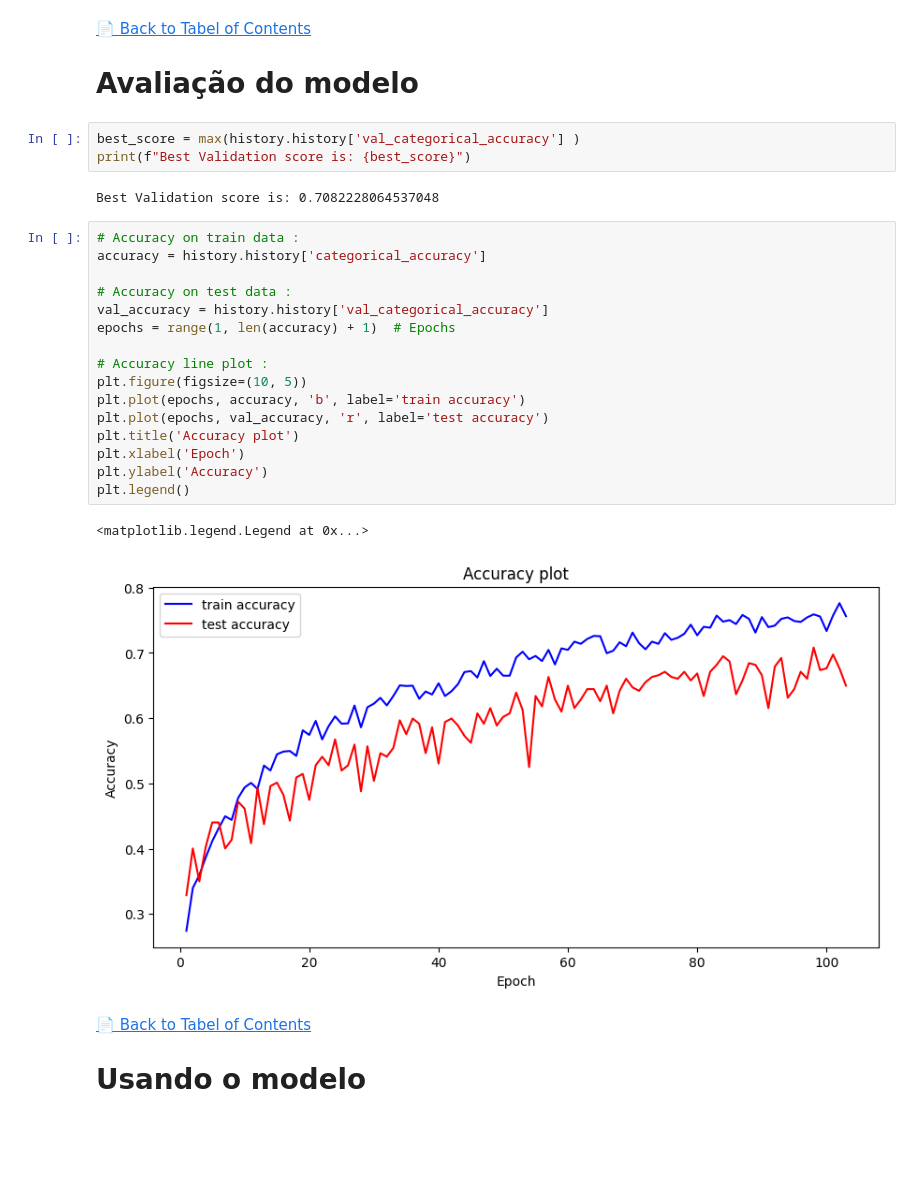
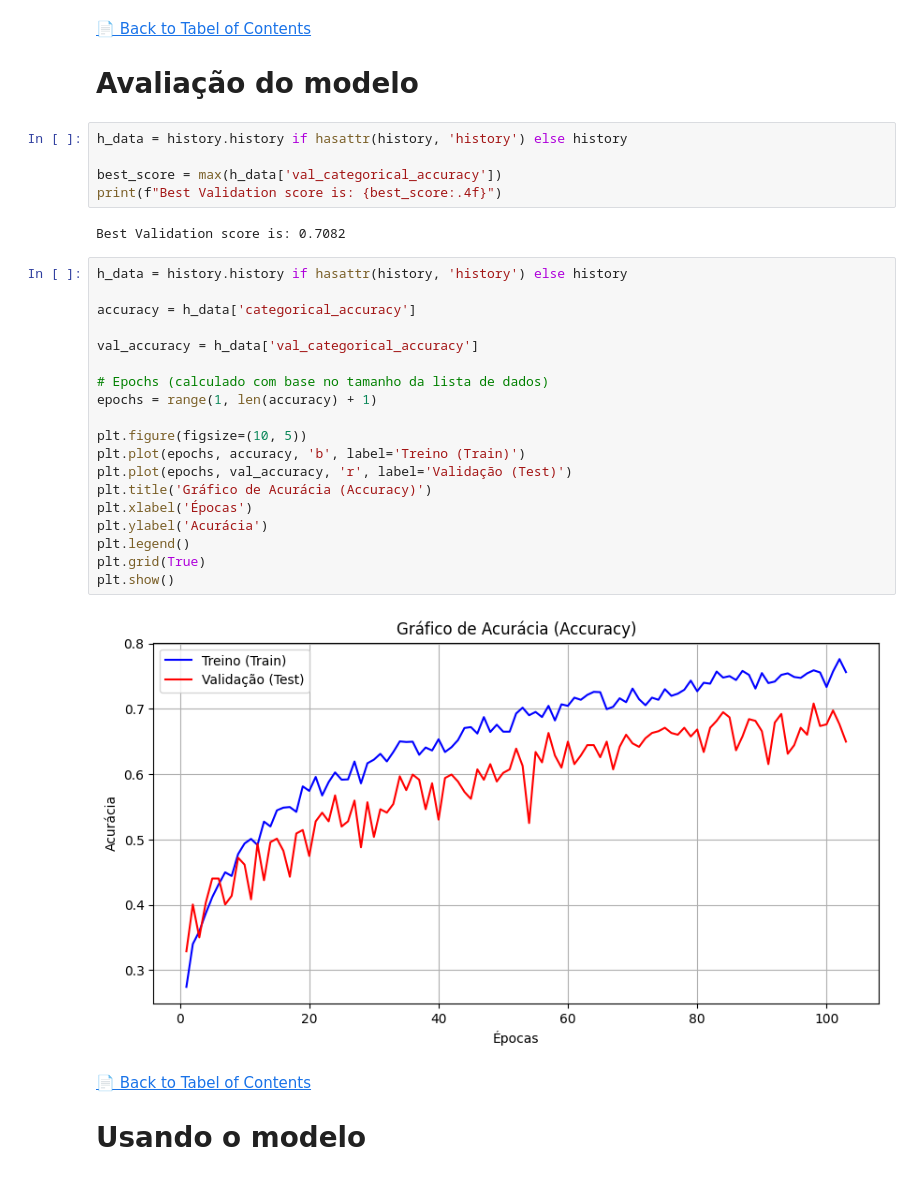
Before and after one commit to AndreKaled/classificacao-lixo-reciclagem, a Jupyter notebook: Trash_Garbage_Type_Detection_using_CNN.ipynb, the cells around one changed output. Drawn from its saved outputs; the diff is of its cells as text; blank space fills up the shorter version.

Commit message:
compatibilidade com history importada em json e o pós treinada

```diff
--- a/Trash_Garbage_Type_Detection_using_CNN.ipynb
+++ b/Trash_Garbage_Type_Detection_using_CNN.ipynb
@@ -429,29 +426,33 @@ files.download("/content/classificador_lixo.zip")
 
 # Avaliação do modelo
 # %%
-best_score = max(history.history['val_categorical_accuracy'] )
-print(f"Best Validation score is: {best_score}")
+h_data = history.history if hasattr(history, 'history') else history
+
+best_score = max(h_data['val_categorical_accuracy'])
+print(f"Best Validation score is: {best_score:.4f}")
 # %% [output]
-Best Validation score is: 0.7082228064537048
+Best Validation score is: 0.7082
 # %%
-# Accuracy on train data :
-accuracy = history.history['categorical_accuracy']
+h_data = history.history if hasattr(history, 'history') else history
 
-# Accuracy on test data :
-val_accuracy = history.history['val_categorical_accuracy']
-epochs = range(1, len(accuracy) + 1)  # Epochs
+accuracy = h_data['categorical_accuracy']
 
-# Accuracy line plot :
+val_accuracy = h_data['val_categorical_accuracy']
+
+# Epochs (calculado com base no tamanho da lista de dados)
+epochs = range(1, len(accuracy) + 1)
+
 plt.figure(figsize=(10, 5))
-plt.plot(epochs, accuracy, 'b', label='train accuracy')
-plt.plot(epochs, val_accuracy, 'r', label='test accuracy')
-plt.title('Accuracy plot')
-plt.xlabel('Epoch')
-plt.ylabel('Accuracy')
+plt.plot(epochs, accuracy, 'b', label='Treino (Train)')
+plt.plot(epochs, val_accuracy, 'r', label='Validação (Test)')
+plt.title('Gráfico de Acurácia (Accuracy)')
+plt.xlabel('Épocas')
+plt.ylabel('Acurácia')
 plt.legend()
+plt.grid(True)
+plt.show()
 # %% [output]
-<matplotlib.legend.Legend at 0x...>
-[figure, old version]
+[figure, new version]
 # %% [markdown]
 <a href="#tc">📄 Back to Tabel of Contents</a>
 <a id="use"></a>
```
Also changed, not shown: parts of 9 cells of this notebook.
